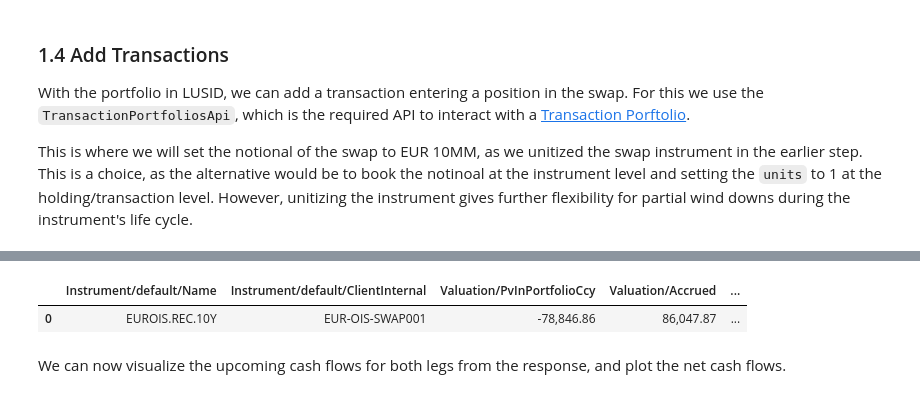
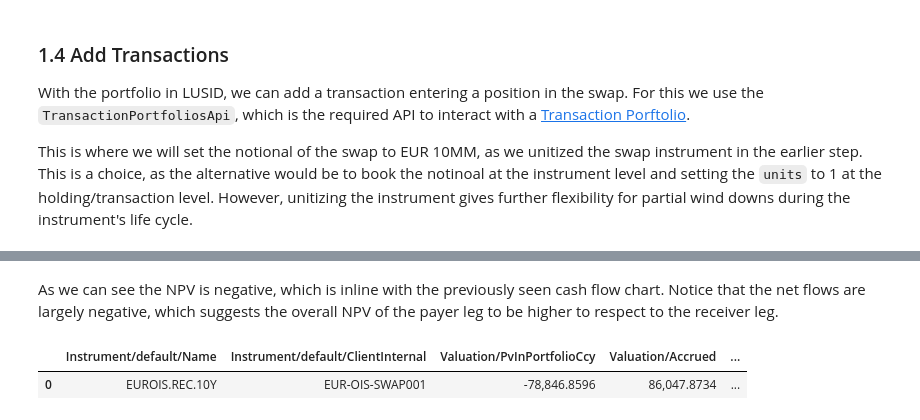
Before and after one commit to fox8090/sample-notebooks, a Jupyter notebook: examples/use-cases/instruments/Interest Rate Swap.ipynb, the cells around one changed output, grey strips where cells are left out. Saved outputs shown, nothing was run; the diff lists cells and outputs as text; code cells hidden in the pictures.

```diff
--- a/examples/use-cases/instruments/Interest Rate Swap.ipynb
+++ b/examples/use-cases/instruments/Interest Rate Swap.ipynb
@@ -128,6 +143,7 @@ index_tenor = "1D"
 reference_index = "ESTRON"
 notional = 10000000
 cpn = 0.02
+spread = 0
 day_count_convention = "Actual360"
 stub_type = "ShortFront"
 name = "EUROIS.REC.10Y"
@@ -181,7 +202,7 @@ fixed_leg = lm.FixedLeg(
 # %%
 # Create the floating leg details
 floating_leg_definition = lm.LegDefinition(
-    rate_or_spread = 0,
+    rate_or_spread = spread,
     index_convention = lm.IndexConvention(
         currency=instrument_ccy,
         payment_tenor=index_tenor,
@@ -259,19 +280,11 @@ else:
 # %% [output]
 Instrument EUROIS.REC.10Y was successfully upserted into LUSID
 # %%
-def get_instrument(
-        identifier,
-        scope,
-   ):
-    response = instruments_api.get_instrument(
-        identifier_type="ClientInternal",
-        identifier=identifier,
-        scope=scope
-    )
-    return response
+# Get and store the instrument response
+response = get_instrument(identifier=instrument_identifier, scope=instrument_scope)
 
-# Get and store the instrument response
-response = get_instrument(instrument_identifier, instrument_scope)
+# Store LUID
+luid = response.lusid_instrument_id
 
 # Store response leg definitions as dataframes
 flt_leg_df = lusid_response_to_data_frame(response.instrument_definition.legs[1])
@@ -280,7 +293,7 @@ fix_leg_df = lusid_response_to_data_frame(response.instrument_definition.legs[0]
 # Display the leg dataframes
 df1_styler = flt_leg_df.style.set_table_attributes("style='display:inline'").set_caption('Floating Leg')
 df2_styler = fix_leg_df.style.set_table_attributes("style='display:inline'").set_caption('Fixed Leg')
-display_html(df1_styler._repr_html_()+df2_styler._repr_html_(), raw=True)
+display_html(df1_styler._repr_html_() + df2_styler._repr_html_(), raw=True)
 # %% [output]
 Floating Leg
 |  | response_values |
@@ -329,7 +344,18 @@ market_data_scope = "FBN-Market-Data"
 market_supplier = "Lusid"
 
 
-def upsert_discount_factor_curve(scope, effective_at, market_asset, dates, discount_factors):
+def upsert_discount_factor_curve(
+        scope: str,
+        effective_at: str,
+        market_asset: str,
+        dates: list,
+        discount_factors: list
+):
+
+    """
+   Takes in a list of dates and discount factors, which get uploaded as a lusid.ComplexMarketData
+   object in a given scope for a given effective date.
+    """
 
     # provide the structured data file source and it's document format
     complex_market_data = lm.DiscountFactorCurveData(
@@ -592,28 +743,28 @@ def get_daily_valuation(date, portfolio_scope, portfolio_code, recipe_scope, rec
     vals_df = pd.DataFrame(val_data)
 
     return vals_df
+# %% [markdown]
+As we can see the NPV is negative, which is inline with the previously seen cash flow chart. Notice that the net flows are largely negative, which suggests the overall NPV of the payer leg to be higher to respect to the receiver leg.
 # %%
 # Set the queryable metrics and operation to be applied on the group_by level
 metrics = [
     lm.AggregateSpec("Instrument/default/Name", "Value"),
     lm.AggregateSpec("Instrument/default/ClientInternal", "Value"),
     lm.AggregateSpec("Valuation/PvInPortfolioCcy", "Value"),
     lm.AggregateSpec("Valuation/Accrued", "Value"),
+    lm.AggregateSpec("Valuation/ExposureInPortfolioCcy", "Value"),
     lm.AggregateSpec("Holding/default/Units", "Value"),
         ]
 
 df = get_daily_valuation(
     date=effective_at,
     portfolio_scope=portfolio_scope,
     portfolio_code=portfolio_code,
     recipe_scope=market_data_scope,
     recipe_code=recipe_code,
     metrics=metrics
 )
-
 df
 # %% [output]
 |  | Instrument/default/Name | Instrument/default/ClientInternal | Valuation/PvInPortfolioCcy | Valuation/Accrued | ... |
-| 0 | EUROIS.REC.10Y | EUR-OIS-SWAP001 | -78,846.86 | 86,047.87 | ... |
+| 0 | EUROIS.REC.10Y | EUR-OIS-SWAP001 | -78,846.8596 | 86,047.8734 | ... |
-# %% [markdown]
-We can now visualize the upcoming cash flows for both legs from the response, and plot the net cash flows.
```
Also changed, not shown: parts of 53 cells of this notebook, 1 other file.
